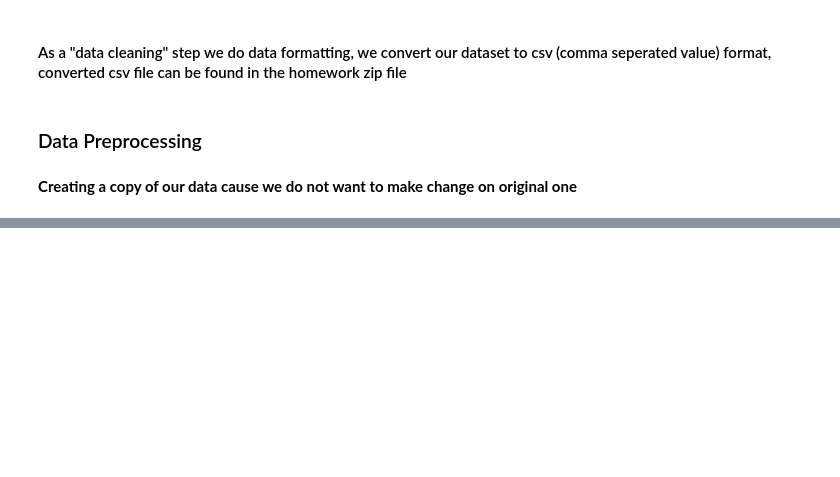
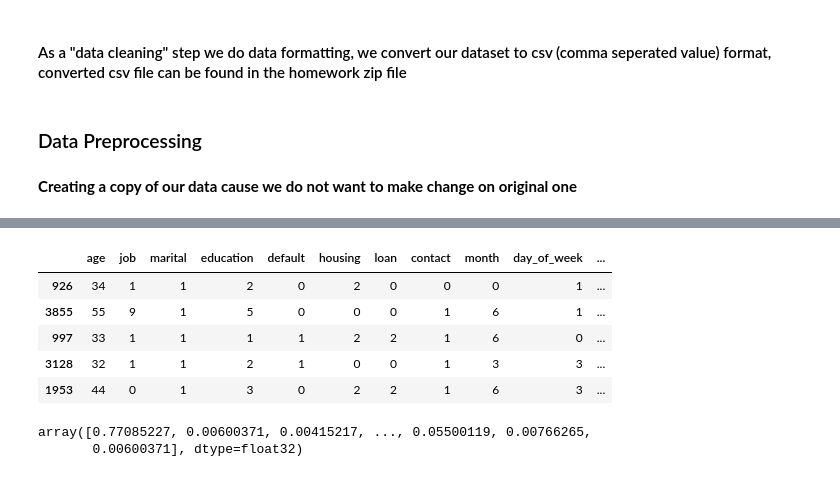
Before and after one commit to kdenizakin/Machine-Learning-Model-Predicts-Whether-Bank-Customers-Will-Subscribe-to-Term-Deposit, a Jupyter notebook: ADA442_FinalProject.ipynb, the cells around one changed output, grey strips where cells are left out. Drawn from its saved outputs; the diff is of its cells as text; code cells hidden in the pictures; blank space fills up the shorter version.

```diff
--- a/ADA442_FinalProject.ipynb
+++ b/ADA442_FinalProject.ipynb
@@ -348,0 +393,12 @@ print(accuracy)
+# %%
+X_2 = df_label_encoded.drop(columns=['y'])
+y_2 = df_label_encoded['y']
+x_2_train, x_2_test, y_2_train, y_2_test = train_test_split(X_2, y_2, test_size=0.3, random_state=42)
+x_2_train.head()
+# %% [output]
+|  | age | job | marital | education | default | housing | loan | contact | month | day_of_week | ... |
+| 926 | 34 | 1 | 1 | 2 | 0 | 2 | 0 | 0 | 0 | 1 | ... |
+| 3855 | 55 | 9 | 1 | 5 | 0 | 0 | 0 | 1 | 6 | 1 | ... |
+| 997 | 33 | 1 | 1 | 1 | 1 | 2 | 2 | 1 | 6 | 0 | ... |
+| 3128 | 32 | 1 | 1 | 2 | 1 | 0 | 0 | 1 | 3 | 3 | ... |
+| 1953 | 44 | 0 | 1 | 3 | 0 | 2 | 2 | 1 | 6 | 3 | ... |
@@ -348,0 +432,5 @@ print(accuracy)
+# %%
+y_2pred
+# %% [output]
+array([0.77085227, 0.00600371, 0.00415217, ..., 0.05500119, 0.00766265,
+       0.00600371], dtype=float32)
```
Also changed, not shown: parts of 29 cells of this notebook.
